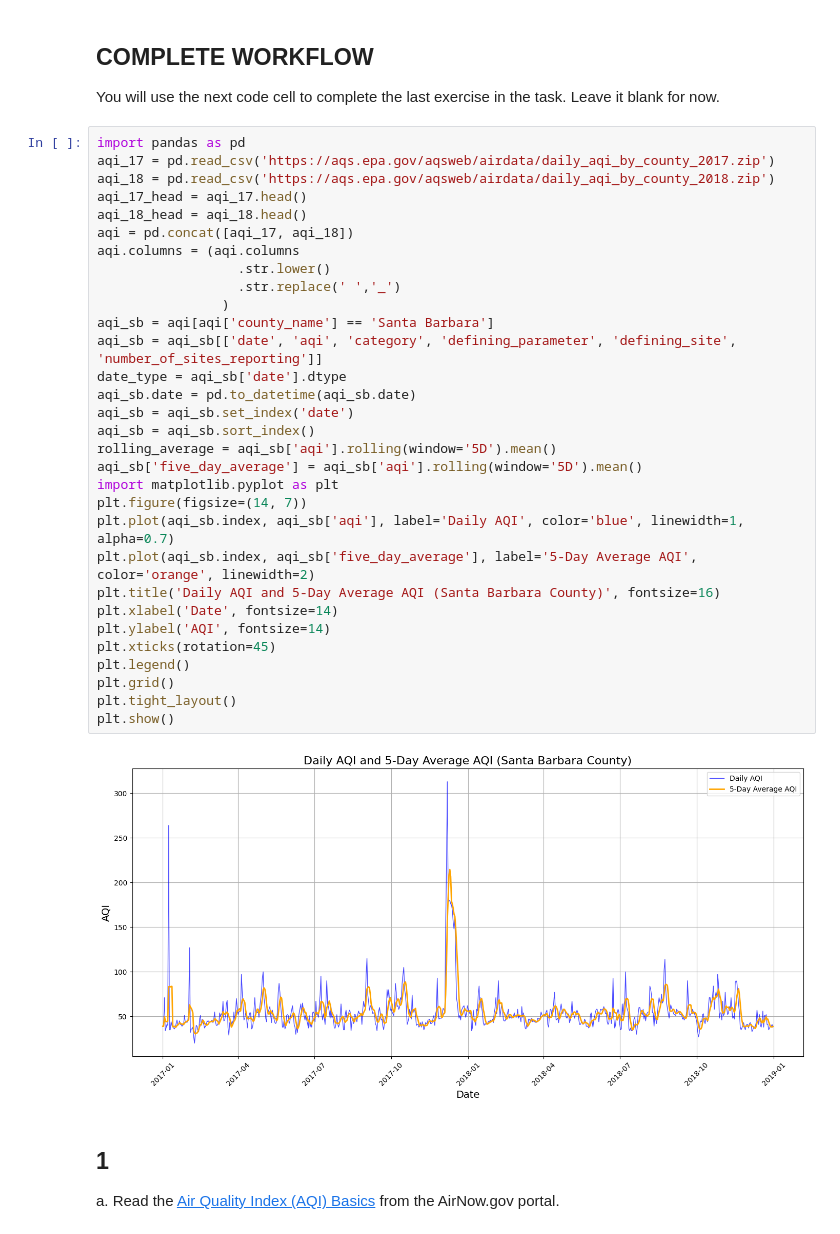
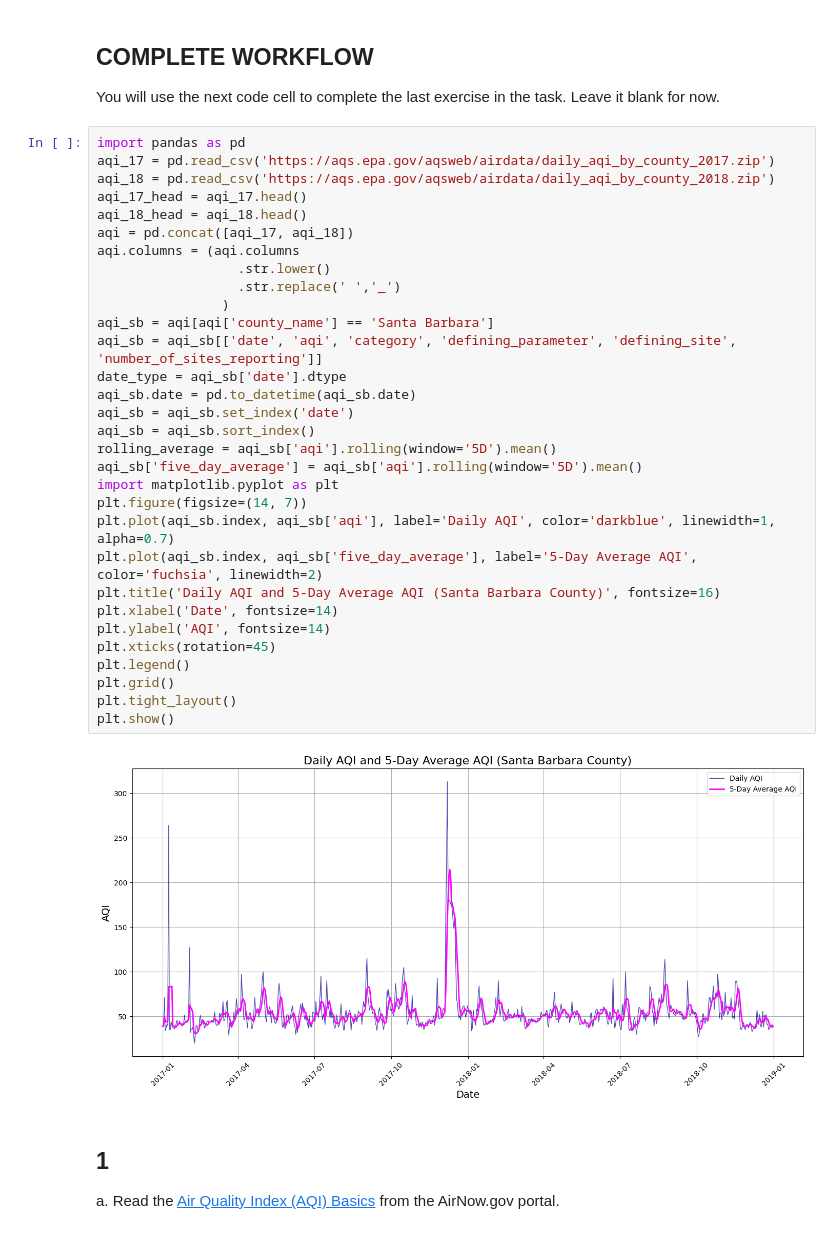
Before and after one commit to YoselynR/eds220-hwk2, a Jupyter notebook: hwk2-task3-aqi-Ramirez.ipynb, the cells around one changed output. Cells and saved outputs as stored; diff of their text form.

```diff
--- a/hwk2-task3-aqi-Ramirez.ipynb
+++ b/hwk2-task3-aqi-Ramirez.ipynb
@@ -31,36 +31,36 @@ You will use the next code cell to complete the last exercise in the task. Leave
 # %%
 import pandas as pd
 aqi_17 = pd.read_csv('https://aqs.epa.gov/aqsweb/airdata/daily_aqi_by_county_2017.zip')
 aqi_18 = pd.read_csv('https://aqs.epa.gov/aqsweb/airdata/daily_aqi_by_county_2018.zip')
 aqi_17_head = aqi_17.head()
 aqi_18_head = aqi_18.head()
 aqi = pd.concat([aqi_17, aqi_18])
 aqi.columns = (aqi.columns
                   .str.lower()
                   .str.replace(' ','_')
                 )
 aqi_sb = aqi[aqi['county_name'] == 'Santa Barbara']
 aqi_sb = aqi_sb[['date', 'aqi', 'category', 'defining_parameter', 'defining_site', 'number_of_sites_reporting']]
 date_type = aqi_sb['date'].dtype
 aqi_sb.date = pd.to_datetime(aqi_sb.date)
 aqi_sb = aqi_sb.set_index('date')
 aqi_sb = aqi_sb.sort_index()
 rolling_average = aqi_sb['aqi'].rolling(window='5D').mean()
 aqi_sb['five_day_average'] = aqi_sb['aqi'].rolling(window='5D').mean()
 import matplotlib.pyplot as plt
 plt.figure(figsize=(14, 7))
-plt.plot(aqi_sb.index, aqi_sb['aqi'], label='Daily AQI', color='blue', linewidth=1, alpha=0.7)
-plt.plot(aqi_sb.index, aqi_sb['five_day_average'], label='5-Day Average AQI', color='orange', linewidth=2)
+plt.plot(aqi_sb.index, aqi_sb['aqi'], label='Daily AQI', color='darkblue', linewidth=1, alpha=0.7)
+plt.plot(aqi_sb.index, aqi_sb['five_day_average'], label='5-Day Average AQI', color='fuchsia', linewidth=2)
 plt.title('Daily AQI and 5-Day Average AQI (Santa Barbara County)', fontsize=16)
 plt.xlabel('Date', fontsize=14)
 plt.ylabel('AQI', fontsize=14)
 plt.xticks(rotation=45)
 plt.legend()
 plt.grid()
 plt.tight_layout()
 plt.show()
 # %% [output]
-[figure, old version]
+[figure, new version]
 # %% [markdown]
 ## 1
 
```
Also changed, not shown: parts of 12 cells of this notebook.
